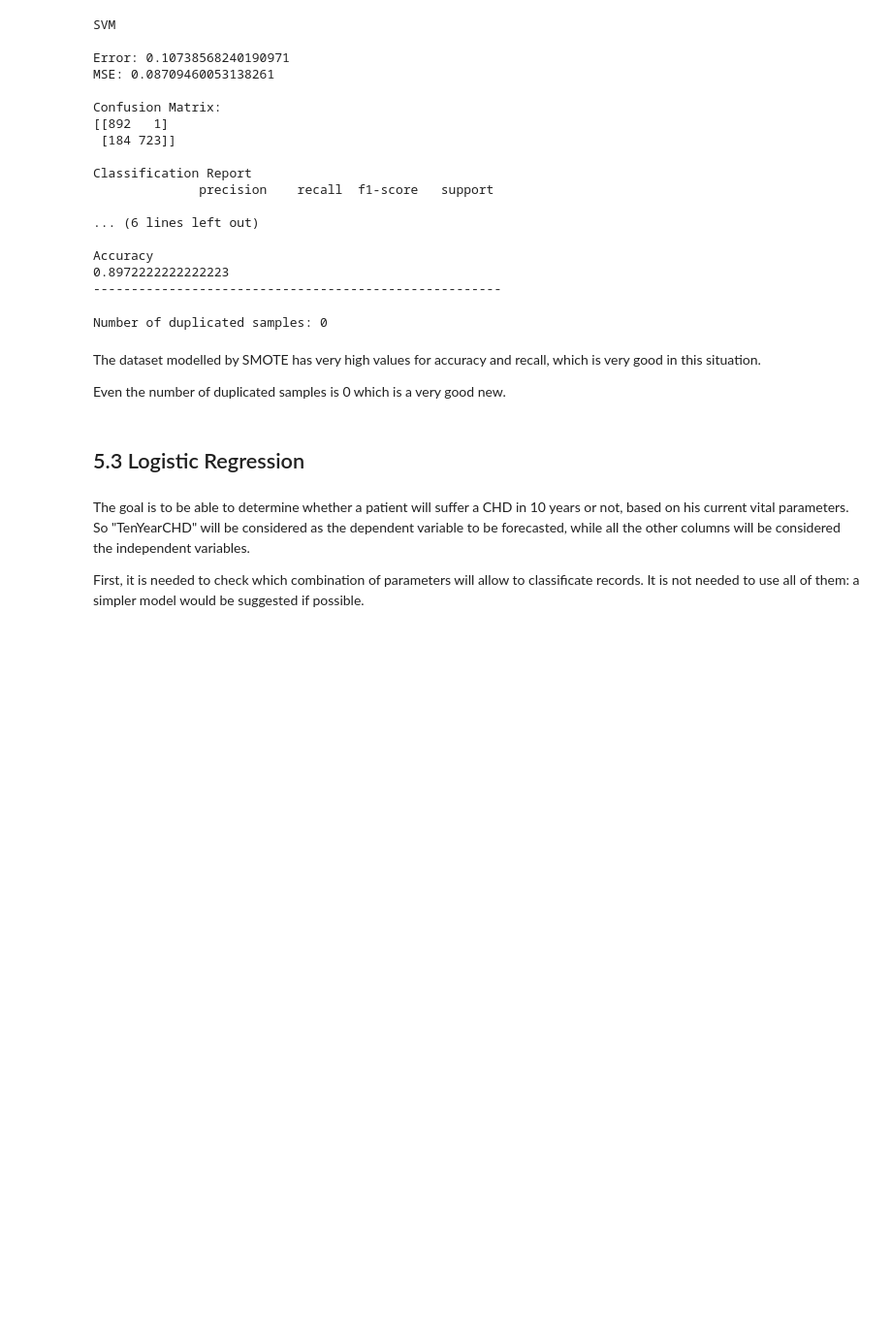
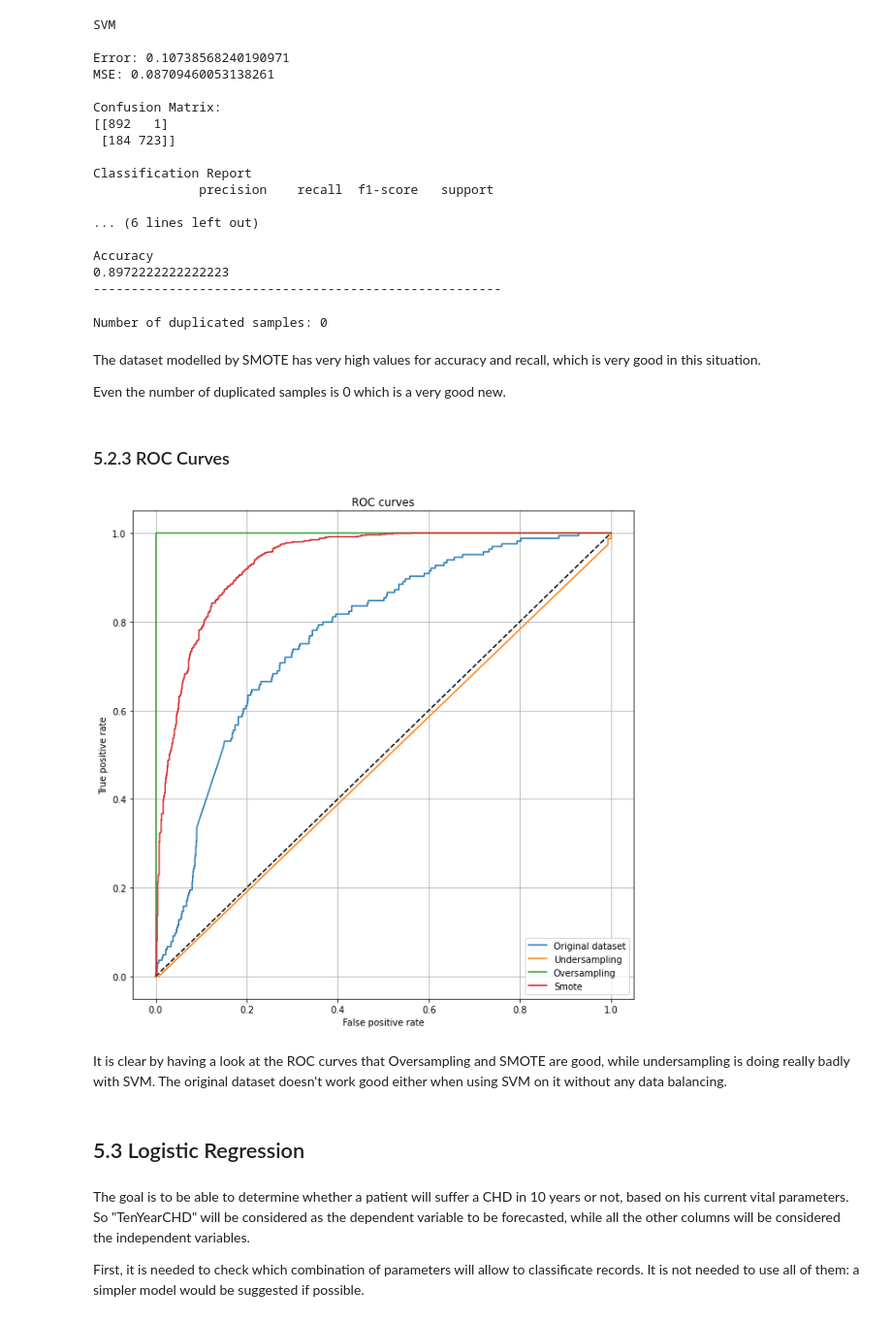
Before and after one commit to Mirkesx/cardiovascularity_study_dataset, a Jupyter notebook: project_notebook_marco_cavalli_1000024189.ipynb, the cells around one changed output. Shown at 97% size. Drawn from its saved outputs; the diff is of its cells as text; code cells hidden in the pictures; blank space fills up the shorter version.

```diff
--- a/project_notebook_marco_cavalli_1000024189.ipynb
+++ b/project_notebook_marco_cavalli_1000024189.ipynb
@@ -1258,0 +1277,4 @@ del framingham['FRSScore']
+# %%
+svm = SVC(kernel='rbf', gamma='auto', C=100, random_state=seed, probability=True)
+svm.fit(X_train, y_train)
+print("Accuracy sul training set: %0.2f"%svm.score(X_train,y_train))
@@ -1365,28 +1413,18 @@ print("Accuracy sul training set: %0.2f"%svm.score(X_train,y_train))
 # %% [output]
 Accuracy sul training set: 1.00
 # %%
-y_pred_svm = svm.predict_proba(X_test)[:,1]
+y_pred_over = svm.predict_proba(X_test)[:,1]
 
-fpr_svm, tpr_svm, threshold_svm = roc_curve(y_test, y_pred_svm)
-
-plt.figure(figsize=(10,10))
-plt.plot([0, 1], [0, 1], 'k--')
-plt.plot(fpr_svm, tpr_svm, label='SVM')
-plt.xlabel('False positive rate')
-plt.ylabel('True positive rate')
-plt.title('ROC curve')
-plt.legend(loc='best')
-plt.grid()
-plt.show()
+fpr_over, tpr_over, threshold_over = roc_curve(y_test, y_pred_over)
 
 print("SVM\n")
-print("Error:",mean_absolute_error(y_test, y_pred_svm))
-print("MSE:",mean_squared_error(y_test, y_pred_svm))
+print("Error:",mean_absolute_error(y_test, y_pred_over))
+print("MSE:",mean_squared_error(y_test, y_pred_over))
 print("\nConfusion Matrix:")
-print(confusion_matrix(y_test, y_pred_svm.round()))
+print(confusion_matrix(y_test, y_pred_over.round()))
 print("\nClassification Report")
-print(classification_report(y_test, y_pred_svm.round()))
+print(classification_report(y_test, y_pred_over.round()))
 print("Accuracy")
-print(accuracy_score(y_test, y_pred_svm.round(), normalize=True))
+print(accuracy_score(y_test, y_pred_over.round(), normalize=True))
 print("------------------------------------------------------\n")
 # %% [output]
@@ -1488,6 +1514,27 @@ Number of duplicated samples: 0
 <p>The dataset modelled by SMOTE has very high values for accuracy and recall, which is very good in this situation.</p>
 
 <p>Even the number of duplicated samples is 0 which is a very good new.</p>
+# %% [markdown]
+<h3>5.2.3 ROC Curves</h3>
+# %%
+#ROC CURVES
+
+plt.figure(figsize=(10,10))
+plt.plot([0, 1], [0, 1], 'k--')
+plt.plot(fpr_original, tpr_original, label='Original dataset')
+plt.plot(fpr_under, tpr_under, label='Undersampling')
+plt.plot(fpr_over, tpr_over, label='Oversampling')
+plt.plot(fpr_smote, tpr_smote, label='Smote')
+plt.xlabel('False positive rate')
+plt.ylabel('True positive rate')
+plt.title('ROC curves')
+plt.legend(loc='best')
+plt.grid()
+plt.show()
+# %% [output]
+[figure, added]
+# %% [markdown]
+<p>It is clear by having a look at the ROC curves that Oversampling and SMOTE are good, while undersampling is doing really badly with SVM. The original dataset doesn't work good either when using SVM on it without any data balancing.</p>
 # %% [markdown]
 <h2>5.3 Logistic Regression</h2>
 # %% [markdown]
```
Also changed, not shown: parts of 61 cells of this notebook.
